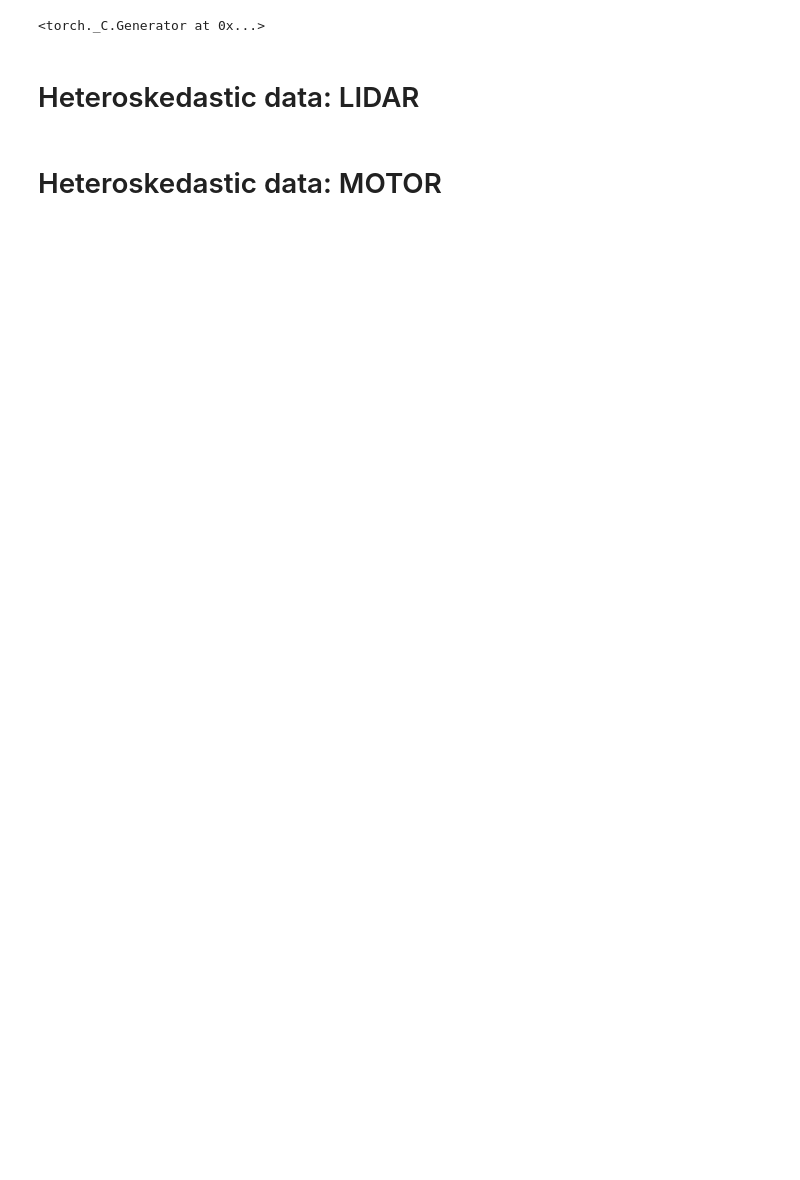
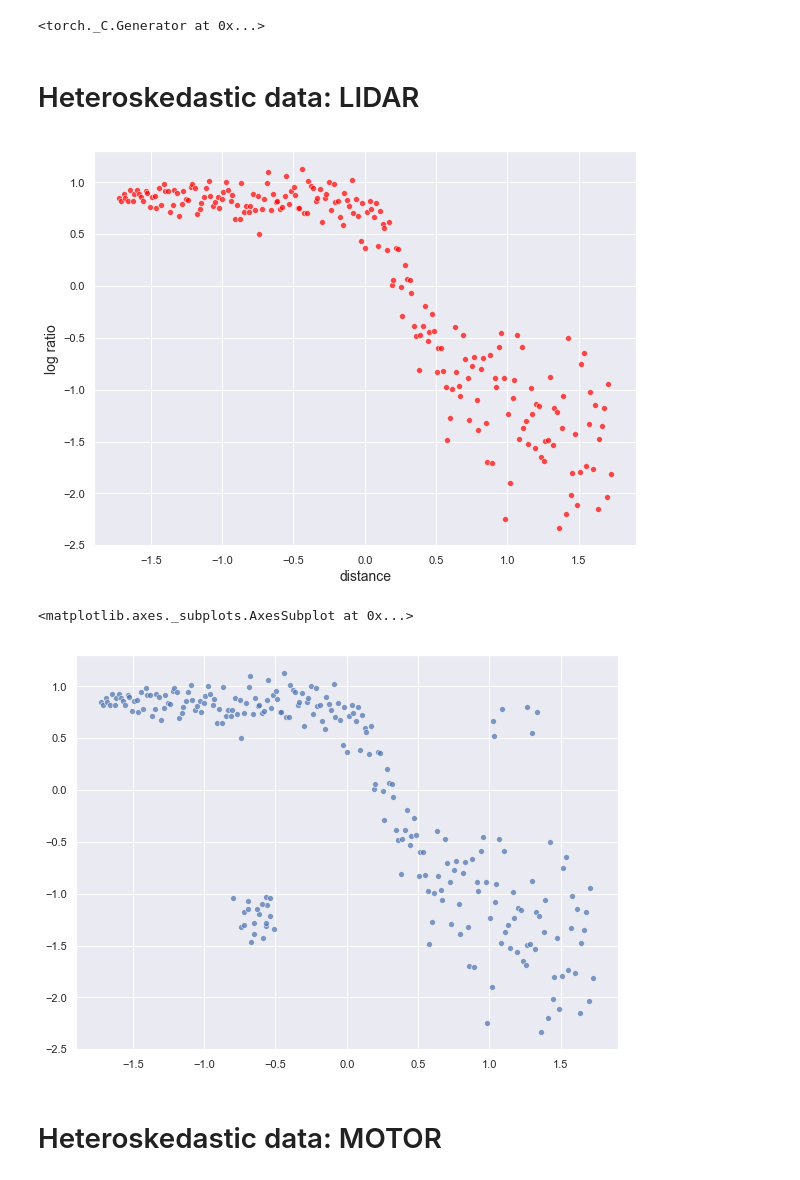
Before and after one commit to Kenta426/heteroscedastic_robust_regression, a Jupyter notebook: notebook/Real_Datasets_KFold.ipynb, the cells around one changed output. Saved outputs shown, nothing was run; the diff lists cells and outputs as text; code cells hidden in the pictures; blank space fills up the shorter version.

```diff
--- a/notebook/Real_Datasets_KFold.ipynb
+++ b/notebook/Real_Datasets_KFold.ipynb
@@ -301,23 +301,31 @@ class GPRegressionModel(gpytorch.models.ExactGP):
 # %%
 X = pd.read_csv('../dataset/lidar.tsv', sep='  ')
 x_range = X['range']
 y_ratio = X['logratio']
 
+sns.set(rc={'figure.figsize':(9.7,7.27)})
+
 x_range = np.array((x_range-np.mean(x_range))/np.std(x_range))
 y_ratio = np.array((y_ratio-np.mean(y_ratio))/np.std(y_ratio))
-sns.scatterplot(x_range, y_ratio, alpha=0.7)
+sns.scatterplot(x_range, y_ratio, alpha=0.7, color='red')
+plt.xlabel('distance', fontsize=14)
+plt.ylabel('log ratio', fontsize=14)
 plt.show()
 
 x_out1 = np.random.uniform(low=-0.8, high=-0.5, size=(20,))
 y_out1 = np.random.uniform(low=-1.5, high=-1, size=(20,))
 x_out2 = np.random.uniform(low=1, high=1.5, size=(6,))
 y_out2 = np.random.uniform(low=0.5, high=1, size=(6,))
 
 x_range_out = np.concatenate((x_range,x_out1), axis=0)
 x_range_out = np.concatenate((x_range_out,x_out2), axis=0)
 y_ratio_out = np.concatenate((y_ratio,y_out1), axis=0)
 y_ratio_out = np.concatenate((y_ratio_out,y_out2), axis=0)
 sns.scatterplot(x_range_out, y_ratio_out, alpha=0.7)
+# %% [output]
+[figure, added]
+<matplotlib.axes._subplots.AxesSubplot at 0x...>
+[figure, added]
 # %% [markdown]
 # Heteroskedastic data: MOTOR
 # %%
```
Also changed, not shown: parts of 3 cells of this notebook.
